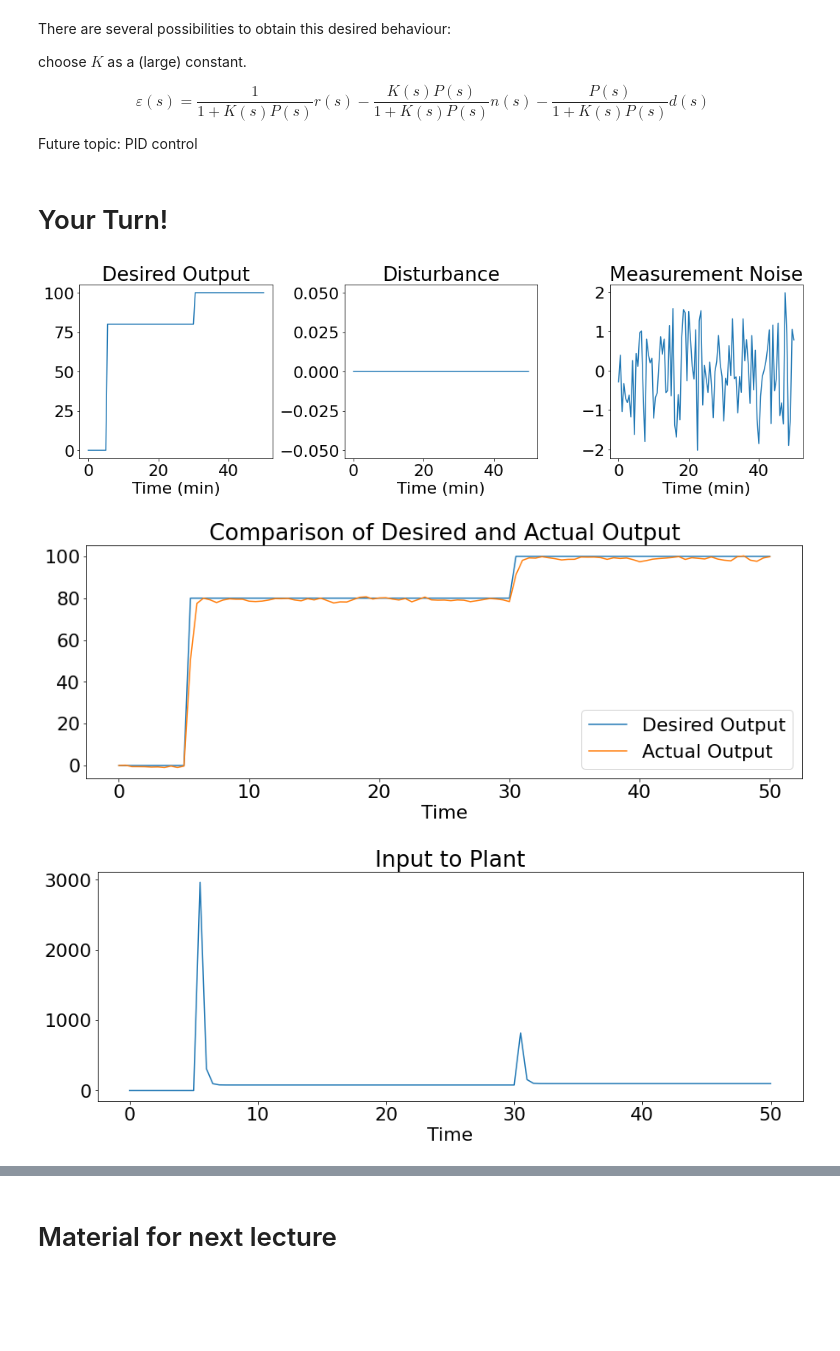
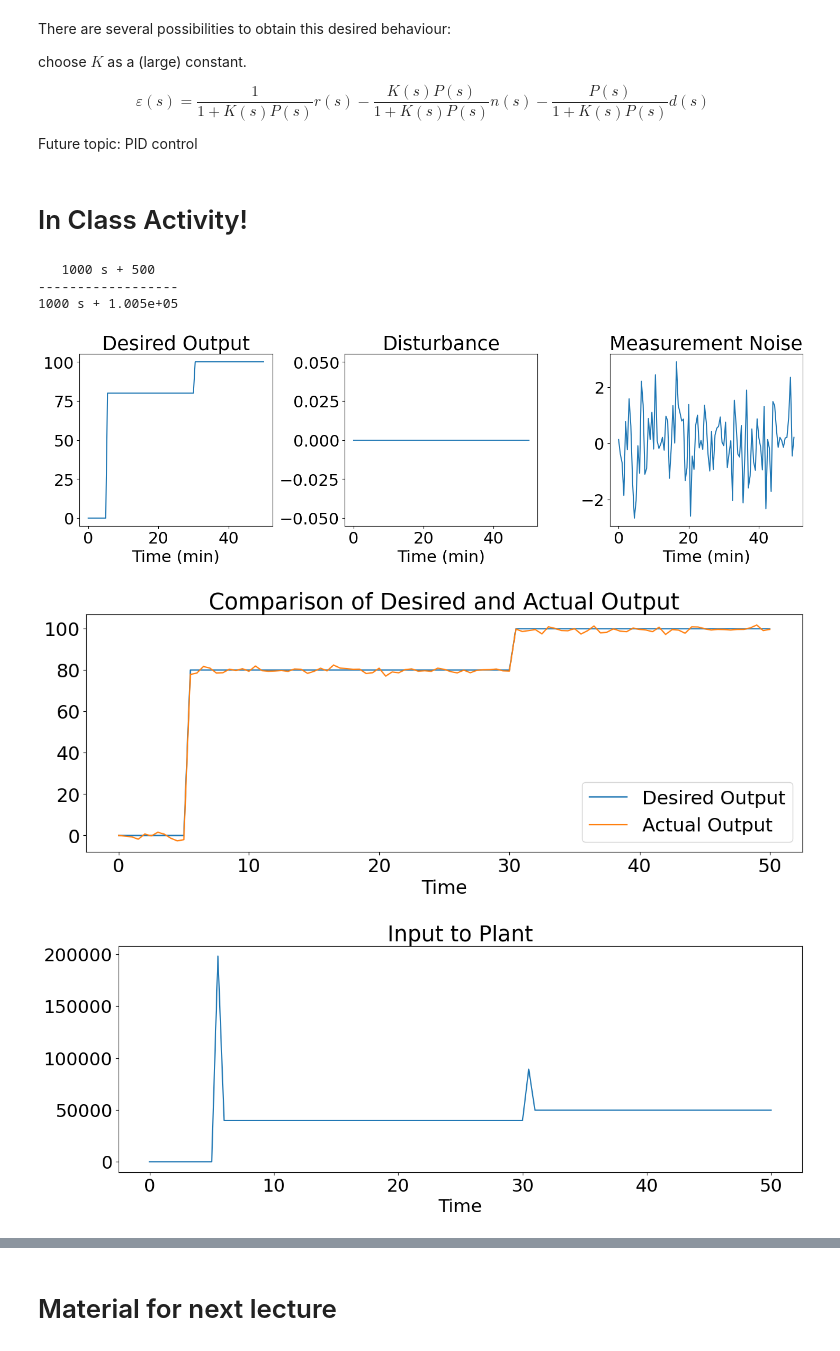
Before and after one commit to issam-akhtar/ENEL44-Unit-2---Intro-to-control, a Jupyter notebook: sensitivity function.ipynb, the cells around one changed output, grey strips where cells are left out. Cells and saved outputs as stored; diff of their text form; code cells hidden in the pictures; blank space fills up the shorter version.

```diff
--- a/sensitivity function.ipynb
+++ b/sensitivity function.ipynb
@@ -402,36 +295,28 @@ $$\varepsilon(s) = \frac{1}{1+K(s)P(s)}r(s) - \frac{K(s)P(s)}{1+K(s)P(s)}n(s) -
 
 Future topic: PID control
 # %% [markdown]
-# Your Turn!
+# In Class Activity!
 # %%
-import control as ct
-import numpy as np
-import controls_teaching_lecture_utilities as cu
-s = ct.tf('s')
 
 # Reference, disturbance and measurement noise signals
 t = np.linspace(0, 50, 101)
 r = [0 if ti <= 5 else
      80 if ti <= 30 else
      100 for ti in t]
 r = np.array(r)
 d = np.zeros(101)
 n = np.random.randn(101)
 
-# Liquid levels example from "Modern Control Engineering ", by Katsuhiko Ogata
-
-R = 100 #sec/m^2
-C = 1/5 #m^2 (cross sectional area of tank)
-
-P_liquid_level = 1/(R*C*s + 1)
-
 # try different controllers
-K = 100
+K = 100000
 
 
-y, u = cu.sim_closed_loop(P_liquid_level,K,t,r,d,n)
+y, u = cu.sim_closed_loop(Car,K,t,r,d,n)
 cu.make_closed_loop_plots(t,r,d,n,y,u)
 # %% [output]
+   1000 s + 500
+------------------
+1000 s + 1.005e+05
-[figure, old version]
+[figure, new version]
-[figure, old version]
+[figure, new version]
-[figure, old version]
+[figure, new version]
```
Also changed, not shown: parts of 16 cells of this notebook, 1 other file.
